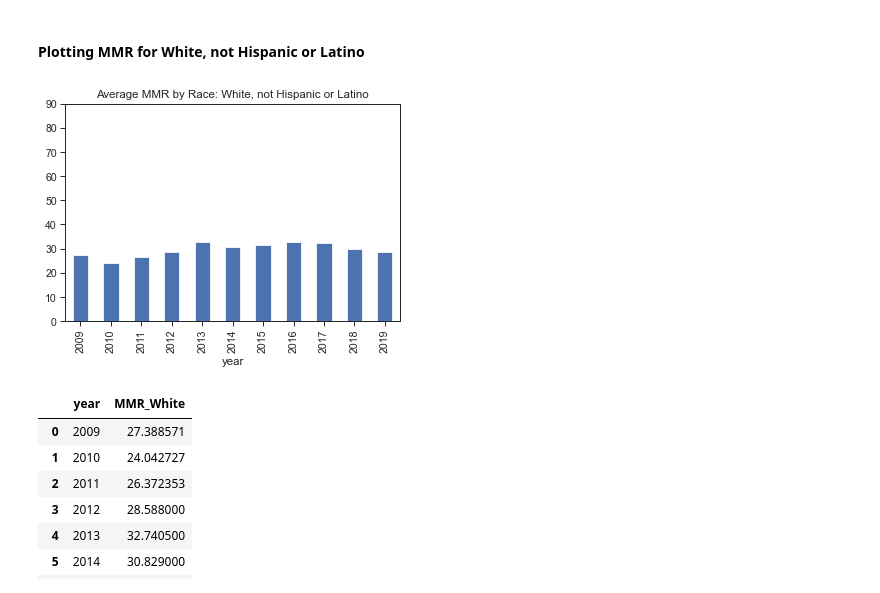
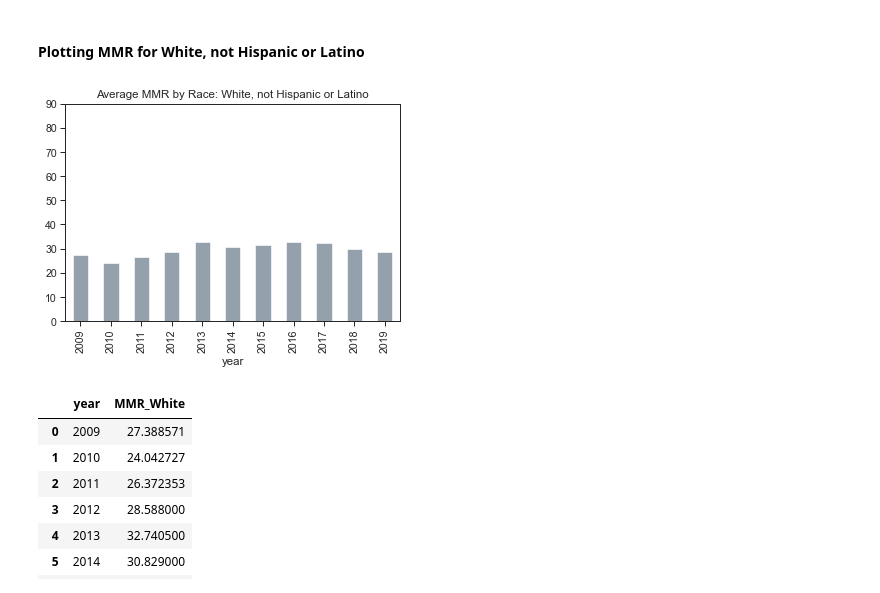
Before and after one commit to abpuccini/maternal-mortality-project, a Jupyter notebook: machine_learning/model_testing/LR_stratified_by_race_lee.ipynb, the cells around one changed output. Saved outputs shown, nothing was run; the diff lists cells and outputs as text; code cells hidden in the pictures.

Commit message:
adjusted style for histograms, bar charts next

```diff
--- a/machine_learning/model_testing/LR_stratified_by_race_lee.ipynb
+++ b/machine_learning/model_testing/LR_stratified_by_race_lee.ipynb
@@ -302,21 +310,21 @@ R2 Training: 0.5861630736566594
 # %%
 # plotting mmr_by_race by year
 y = "mmr_by_race"
 
 # .loc for finding specific race
 wh_enc_df = df_binary_encoded.loc[(df_binary_encoded["race_White"] == 1) & (df_binary_encoded["hispanic_origin_Not Hispanic or Latino"] == 1)]
 wh_enc_df
 
 # group by year
 avg_wh_df = wh_enc_df.groupby("year").mean()[y]
 avg_wh_df
 
 # plotting barplot of mmr by year, by white race
-avg_wh_df.plot(kind="bar", yticks=[0, 10, 20, 30, 40, 50, 60, 70, 80, 90])
+avg_wh_df.plot(kind="bar", yticks=[0, 10, 20, 30, 40, 50, 60, 70, 80, 90], color="#708090", alpha=0.75)
 plt.title("Average MMR by Race: White, not Hispanic or Latino")
 plt.show()
 # %% [output]
-[figure, old version]
+[figure, new version]
 # %%
 # make a dataframe for White, not Hispanic or Latino, mmr
 white_mmr = avg_wh_df.reset_index().rename(columns={"mmr_by_race":"MMR_White"})
```
Also changed, not shown: parts of 4 cells of this notebook.
